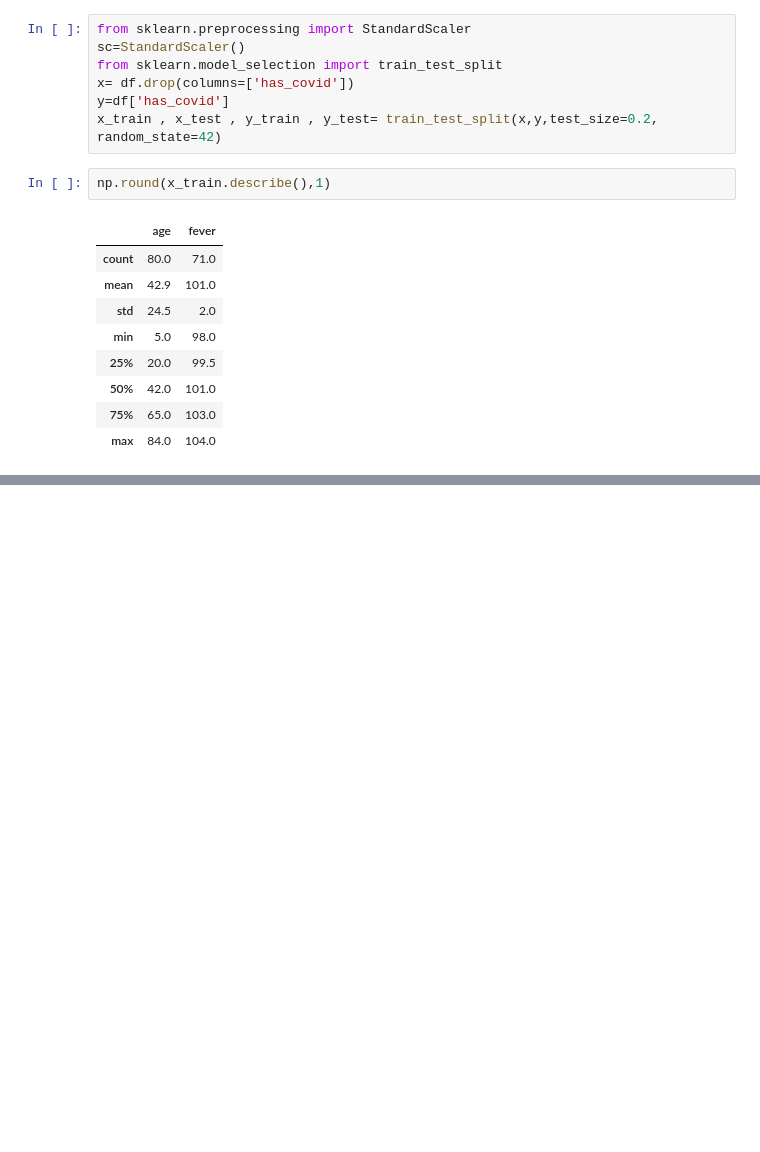
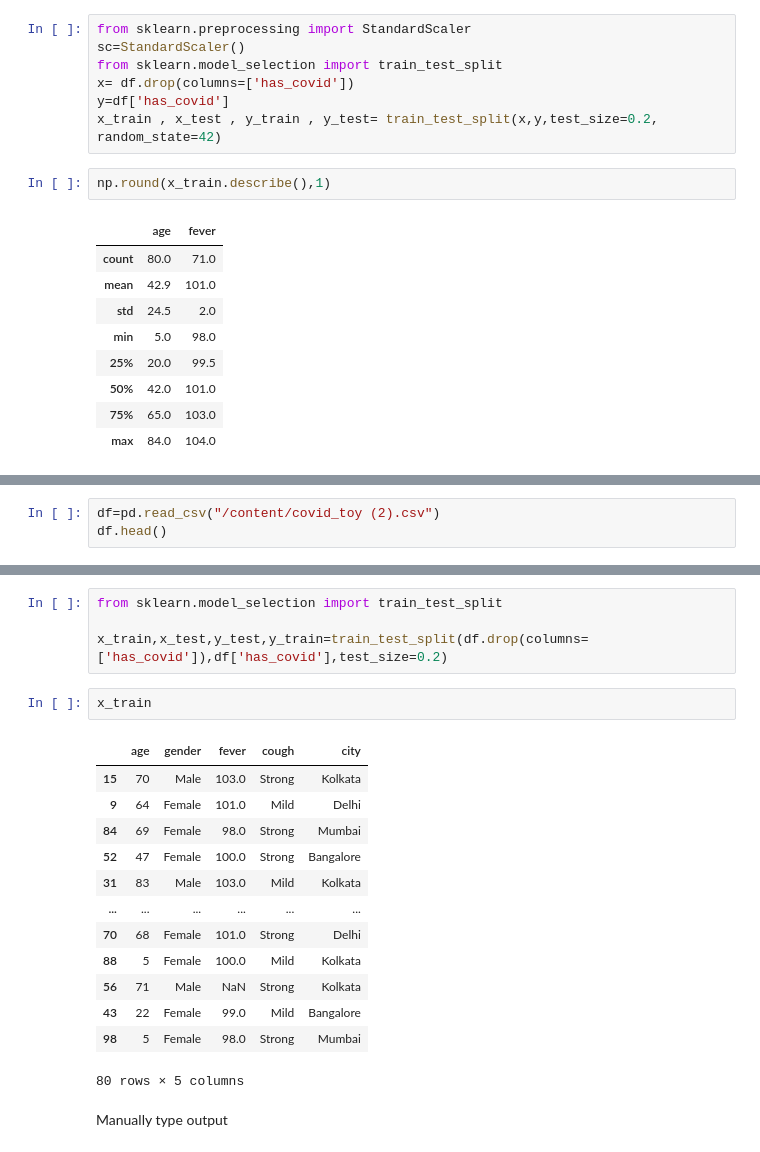
Before and after one commit to aadi0004/advanced-python, a Jupyter notebook: Sklearn_traintest.ipynb, the cells around one changed output, grey strips where cells are left out. Cells and saved outputs as stored; diff of their text form; blank space fills up the shorter version.

```diff
--- a/Sklearn_traintest.ipynb
+++ b/Sklearn_traintest.ipynb
@@ -598,0 +509,3 @@ np.round(x_train.describe(),1)
+# %%
+df=pd.read_csv("/content/covid_toy (2).csv")
+df.head()
@@ -598,0 +530,22 @@ np.round(x_train.describe(),1)
+# %%
+from sklearn.model_selection import train_test_split
+
+x_train,x_test,y_test,y_train=train_test_split(df.drop(columns=['has_covid']),df['has_covid'],test_size=0.2)
+# %%
+x_train
+# %% [output]
+|  | age | gender | fever | cough | city |
+| 15 | 70 | Male | 103.0 | Strong | Kolkata |
+| 9 | 64 | Female | 101.0 | Mild | Delhi |
+| 84 | 69 | Female | 98.0 | Strong | Mumbai |
+| 52 | 47 | Female | 100.0 | Strong | Bangalore |
+| 31 | 83 | Male | 103.0 | Mild | Kolkata |
+| ... | ... | ... | ... | ... | ... |
+| 70 | 68 | Female | 101.0 | Strong | Delhi |
+| 88 | 5 | Female | 100.0 | Mild | Kolkata |
+| 56 | 71 | Male | NaN | Strong | Kolkata |
+| 43 | 22 | Female | 99.0 | Mild | Bangalore |
+| 98 | 5 | Female | 98.0 | Strong | Mumbai |
+80 rows × 5 columns
+# %% [markdown]
+Manually type output
```
Also changed, not shown: parts of 119 cells of this notebook.
